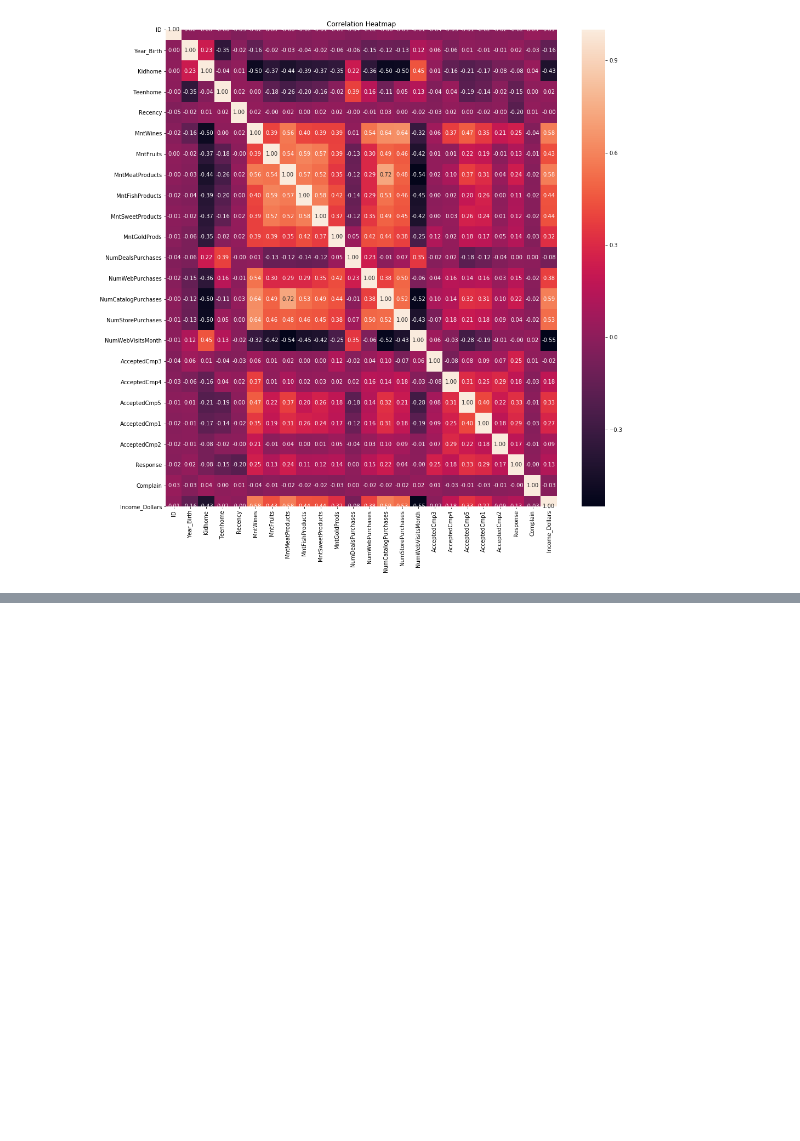
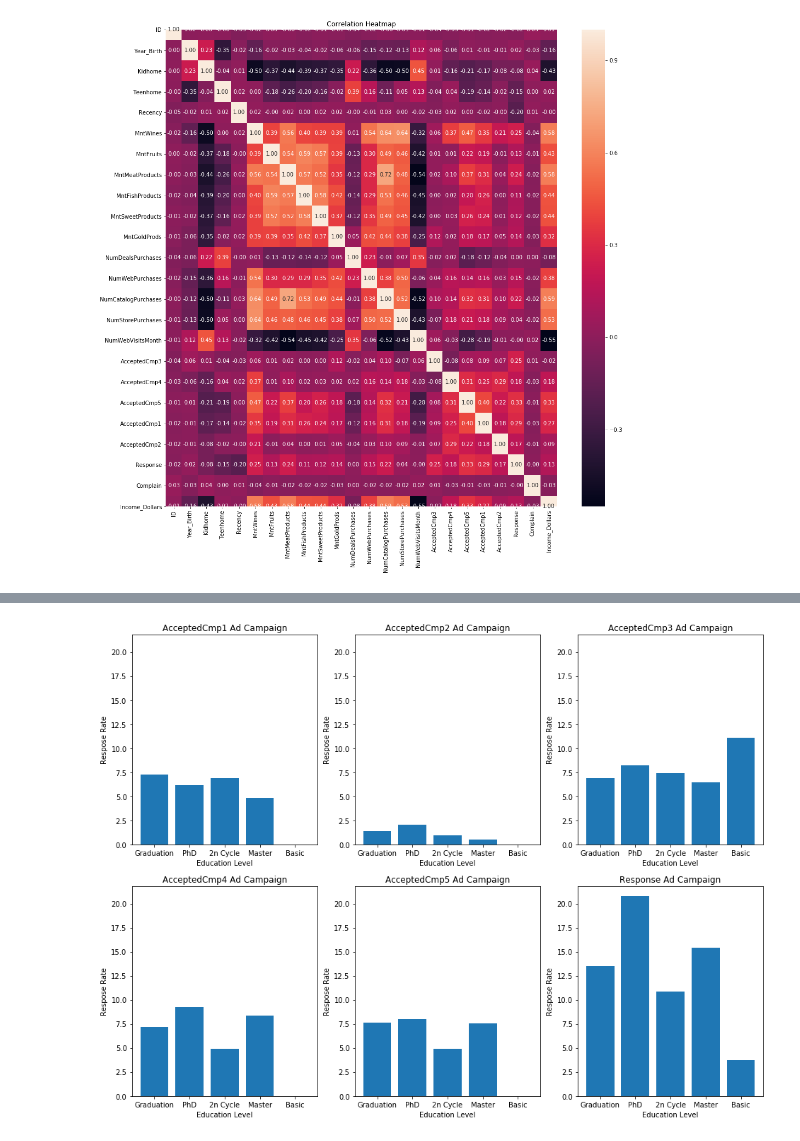
Before and after one commit to merb92/marketing-analytics-xyz, a Jupyter notebook: notebooks/01-eda.ipynb, the cells around one changed output, grey strips where cells are left out. Saved outputs shown, nothing was run; the diff lists cells and outputs as text; code cells hidden in the pictures; blank space fills up the shorter version.

Commit message:
Add analysis segmentation by education level vs response rate

```diff
--- a/notebooks/01-eda.ipynb
+++ b/notebooks/01-eda.ipynb
@@ -634,6 +632,16 @@ The dataset wasn't changed much, so it remains valid as far as can be known at t
 campaigns = ['AcceptedCmp1', 'AcceptedCmp2', 'AcceptedCmp3', 'AcceptedCmp4',
              'AcceptedCmp5', 'Response']
 # %%
-for campaign in campaigns:
-    response_rate = round(len(df[df[campaign] == 1]) / len(df) * 100, 2)
-    print(f'The respose rate for campaign {campaign} is {response_rate}%')
+def response_rates(df, campaigns):
+    """
+    Print the response rates for the advertising campaigns in the input
+    dataframe and list of campaigns.
+    Return a list of the response rates
+    """
+    rates = []
+    for campaign in campaigns:
+        response_rate = round(len(df[df[campaign] == 1]) / len(df) * 100, 2)
+        print(f'The respose rate for campaign {campaign} is {response_rate}%')
+        rates.append(response_rate)
+
+    return rates
@@ -684,0 +708,10 @@ Text(0.5, 1, 'Correlation Heatmap')
+# %%
+education_levels = df.Education.unique()
+# %%
+rates = []
+for education_level in education_levels:
+    df_edu_segment = df[df.Education == education_level]
+    print(f'Education Level: {education_level}')
+    print(f'Number of Members: {len(df_edu_segment)}')
+    rates.append(response_rates(df_edu_segment, campaigns))
+    print('')
@@ -684,0 +738,15 @@ Text(0.5, 1, 'Correlation Heatmap')
+# %%
+max_rate = max(list(itertools.chain(*rates)))
+# %%
+fig = plt.figure(figsize=(16, 12))
+
+for i in range(6):
+    plt.subplot(2, 3, i+1)
+    plt.bar(x=education_levels, height=[sublist[i] for sublist in rates])
+    plt.title(f'{campaigns[i]} Ad Campaign')
+    plt.xlabel('Education Level')
+    plt.ylabel('Respose Rate')
+    plt.ylim([0.0, max_rate + 1])
+plt.show()
+# %% [output]
+[figure, added]
```
Also changed, not shown: parts of 13 cells of this notebook.
